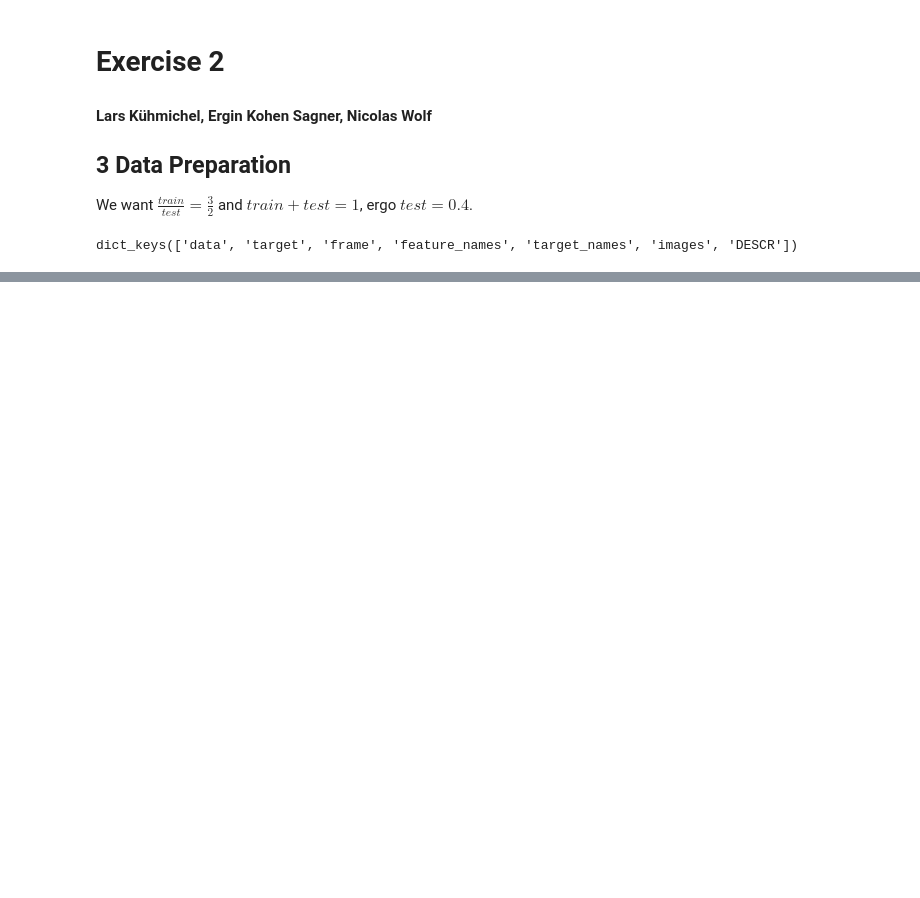
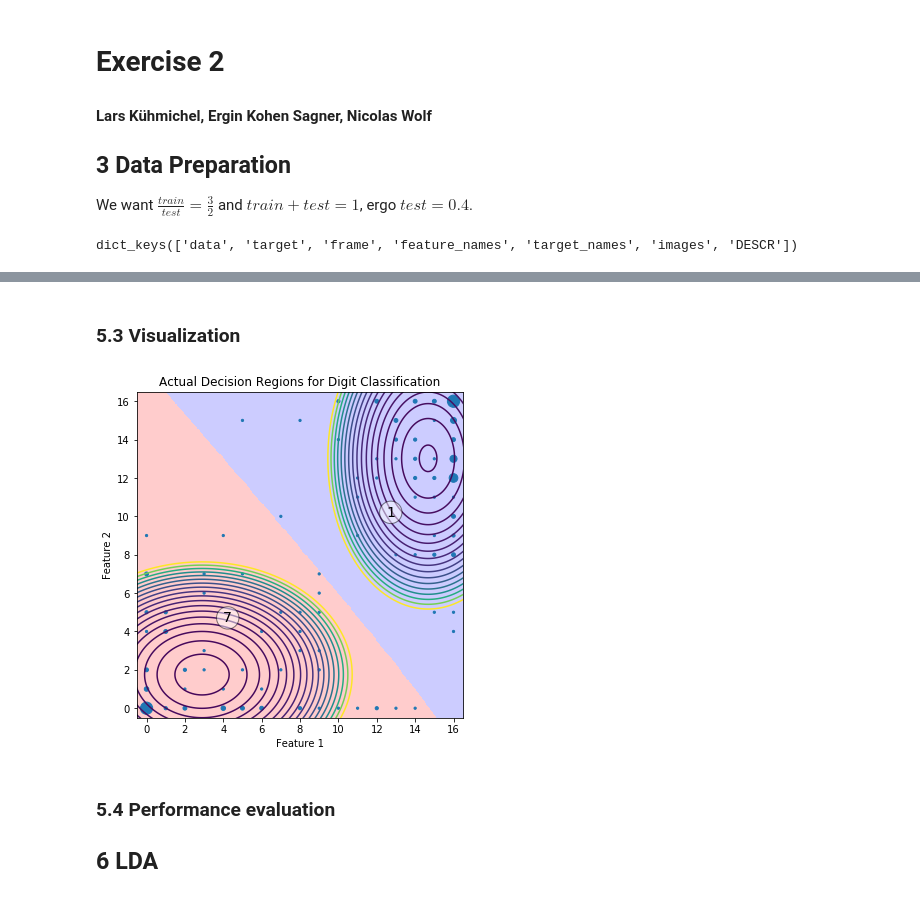
Before and after one commit to LarsKue/FML, a Jupyter notebook: ex02/qda-lda.ipynb, the cells around one changed output, grey strips where cells are left out. Cells and saved outputs as stored; diff of their text form; code cells hidden in the pictures; blank space fills up the shorter version.

```diff
--- a/ex02/qda-lda.ipynb
+++ b/ex02/qda-lda.ipynb
@@ -161,0 +290,41 @@ plt.show()
+# %% [markdown]
+### 5.3 Visualization
+# %%
+n = 500
+extent = [-5, 20]
+x = y = np.linspace(*extent, n)
+xx, yy = np.meshgrid(x, y)
+xy = np.stack([xx, yy]).reshape((n ** 2, 2))
+xy = np.stack(np.meshgrid(x, y), axis=-1).reshape((n ** 2, 2))
+
+plot_data = qda.predict(xy).reshape((n, n))
+plot_contour_data = qda.mvgauss(xy)
+
+plt.figure(figsize=(6, 6))
+
+plt.imshow(plot_data, extent=2 * extent, origin="lower", cmap="bwr", alpha=0.2)
+
+# contour_levels = [1e-7, 1e-6, 1e-5, 1e-4, 1e-3, 1e-2, 1e-1, 1e0, 1e1]
+contour_levels = np.logspace(-3, 0, 30)
+plt.contour(xx, yy, plot_contour_data[:, 0].reshape((n, n)), extent=2 * extent, origin="lower", levels=contour_levels)
+plt.contour(xx, yy, plot_contour_data[:, 1].reshape((n, n)), extent=2 * extent, origin="lower", levels=contour_levels)
+
+plt.scatter(unique[0], unique[1], s=5 * counts)
+plt.xlabel("Feature 1")
+plt.ylabel("Feature 2")
+plt.xlim(-0.5, 16.5)
+plt.ylim(-0.5, 16.5)
+bbox = {
+    "boxstyle": "circle",
+    "facecolor": "white",
+    "alpha": 0.5
+}
+plt.text(4, 4.5, "7", fontsize=14, bbox=bbox)
+plt.text(12.5, 10, "1", fontsize=14, bbox=bbox)
+plt.title("Actual Decision Regions for Digit Classification")
+plt.show()
+# %% [output]
+[figure, added]
+# %% [markdown]
+### 5.4 Performance evaluation
+## 6 LDA
```
Also changed, not shown: parts of 10 cells of this notebook.
